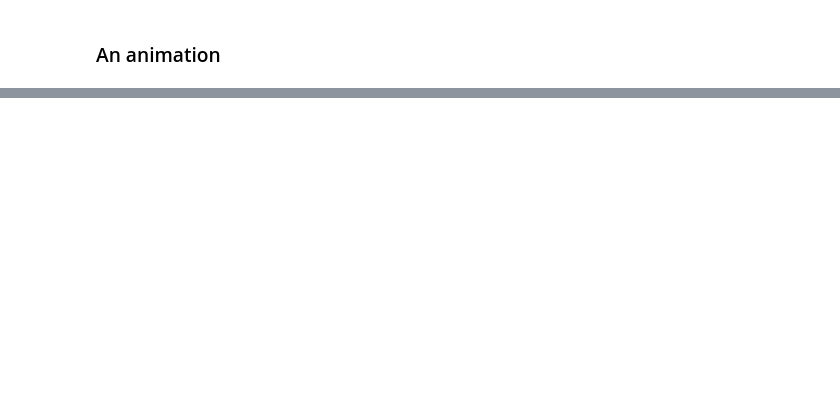
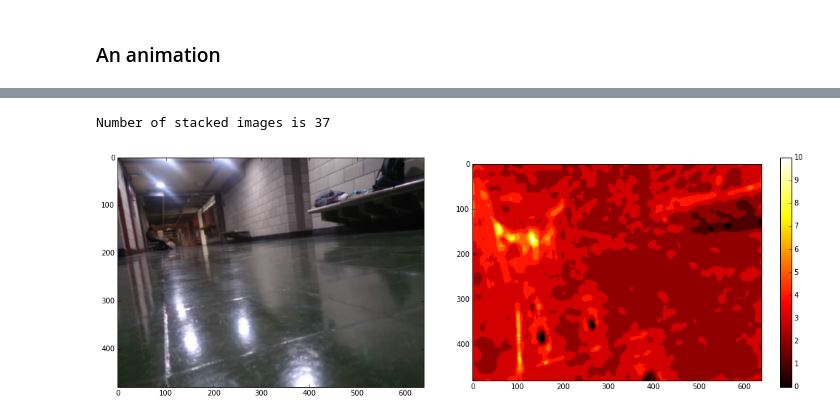
Before and after one commit to jsbarbosa/study-happiness, a Jupyter notebook: English/The Supreme Py.ipynb, the cells around one changed output, grey strips where cells are left out. Cells and saved outputs as stored; diff of their text form; code cells hidden in the pictures; blank space fills up the shorter version.

```diff
--- a/English/The Supreme Py.ipynb
+++ b/English/The Supreme Py.ipynb
@@ -187,0 +187,28 @@ Using matplotlib backend: Qt4Agg
+# %%
+images = sorted(glob("streaming/*.jpg"))
+loaded = []
+for image in images:
+    temp = cv2.imread(image, 1)
+    loaded.append(temp)
+
+loaded = np.array(loaded)
+averaged = np.ceil(np.mean(loaded, axis=0))
+deviation = np.ceil(np.std(loaded, axis=0))
+averaged = averaged.astype(np.uint8)
+deviation = deviation.astype(np.uint8)
+averaged = cv2.cvtColor(averaged, cv2.COLOR_BGR2RGB)
+deviation = cv2.cvtColor(deviation, cv2.COLOR_BGR2GRAY)
+
+print("Number of stacked images is %d"%len(loaded))
+
+fig, (ax1, ax2) = plt.subplots(1, 2, figsize=(15, 5))
+ax1.imshow(averaged)
+
+blur = cv2.medianBlur(deviation, 15)
+colors = ax2.imshow(blur, cmap="hot")
+fig.colorbar(colors)
+plt.tight_layout()
+plt.show()
+# %% [output]
+Number of stacked images is 37
+[figure, added]
```
Also changed, not shown: parts of 7 cells of this notebook.
